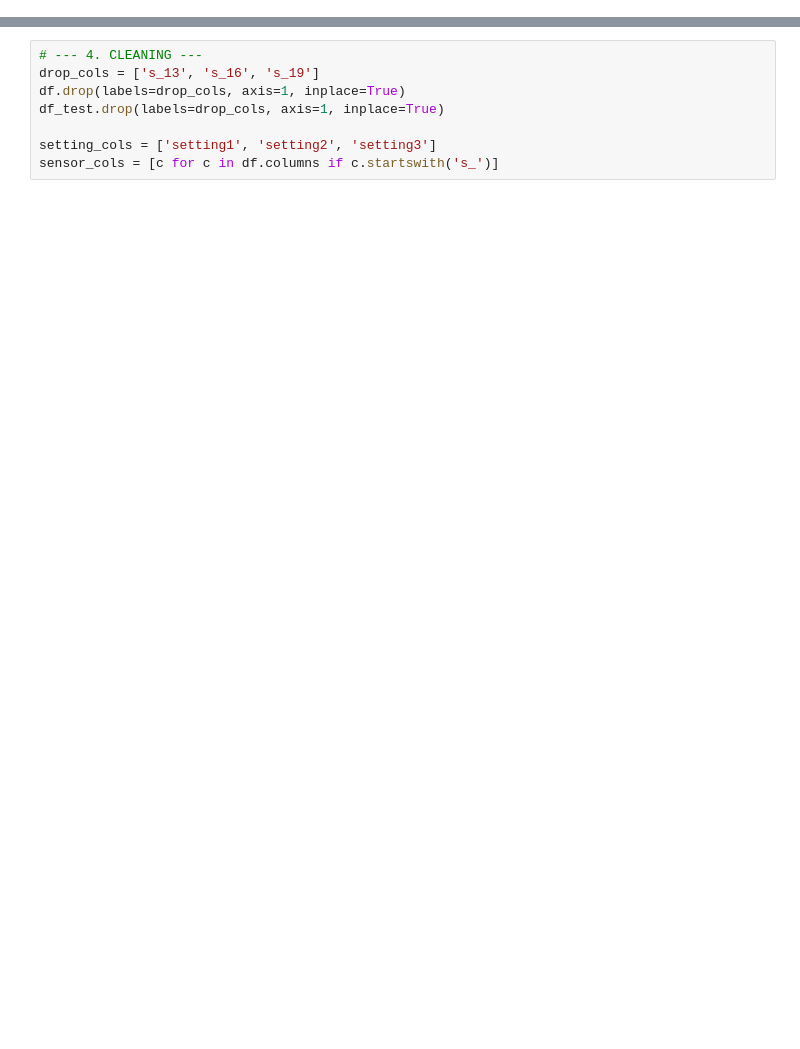
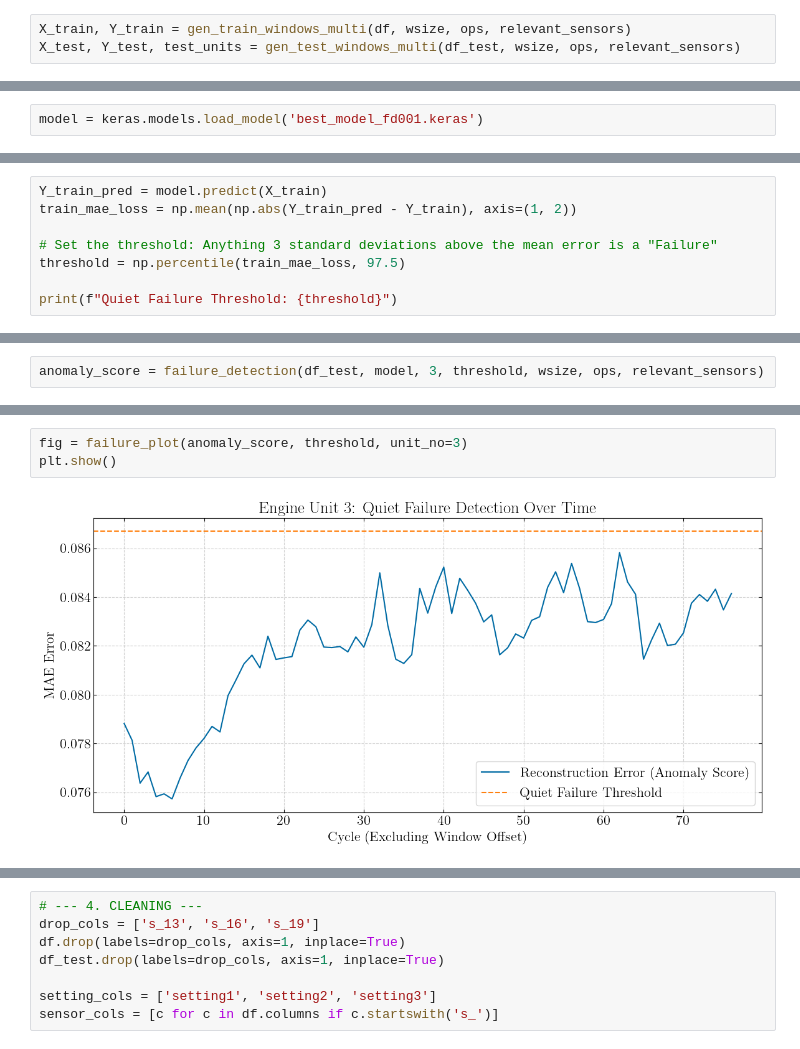
Before and after one commit to RandomKiddo/HackAI2026, a Jupyter notebook: src/Project.ipynb, the cells around one changed output, grey strips where cells are left out. Saved outputs shown, nothing was run; the diff lists cells and outputs as text; blank space fills up the shorter version.

```diff
--- a/src/Project.ipynb
+++ b/src/Project.ipynb
@@ -21,0 +111,3 @@ HEALTHY_RUL_THRESHOLD = 125 # Cycles before failure where degradation typically
+# %%
+X_train, Y_train = gen_train_windows_multi(df, wsize, ops, relevant_sensors)
+X_test, Y_test, test_units = gen_test_windows_multi(df_test, wsize, ops, relevant_sensors)
@@ -21,0 +207,2 @@ HEALTHY_RUL_THRESHOLD = 125 # Cycles before failure where degradation typically
+# %%
+model = keras.models.load_model('best_model_fd001.keras')
@@ -21,0 +211,8 @@ HEALTHY_RUL_THRESHOLD = 125 # Cycles before failure where degradation typically
+# %%
+Y_train_pred = model.predict(X_train)
+train_mae_loss = np.mean(np.abs(Y_train_pred - Y_train), axis=(1, 2))
+
+# Set the threshold: Anything 3 standard deviations above the mean error is a "Failure"
+threshold = np.percentile(train_mae_loss, 97.5)
+
+print(f"Quiet Failure Threshold: {threshold}")
@@ -21,0 +231,2 @@ HEALTHY_RUL_THRESHOLD = 125 # Cycles before failure where degradation typically
+# %%
+anomaly_score = failure_detection(df_test, model, 3, threshold, wsize, ops, relevant_sensors)
@@ -21,0 +236,5 @@ HEALTHY_RUL_THRESHOLD = 125 # Cycles before failure where degradation typically
+# %%
+fig = failure_plot(anomaly_score, threshold, unit_no=3)
+plt.show()
+# %% [output]
+[figure, added]
```
Also changed, not shown: parts of 84 cells of this notebook, 8 other files.
